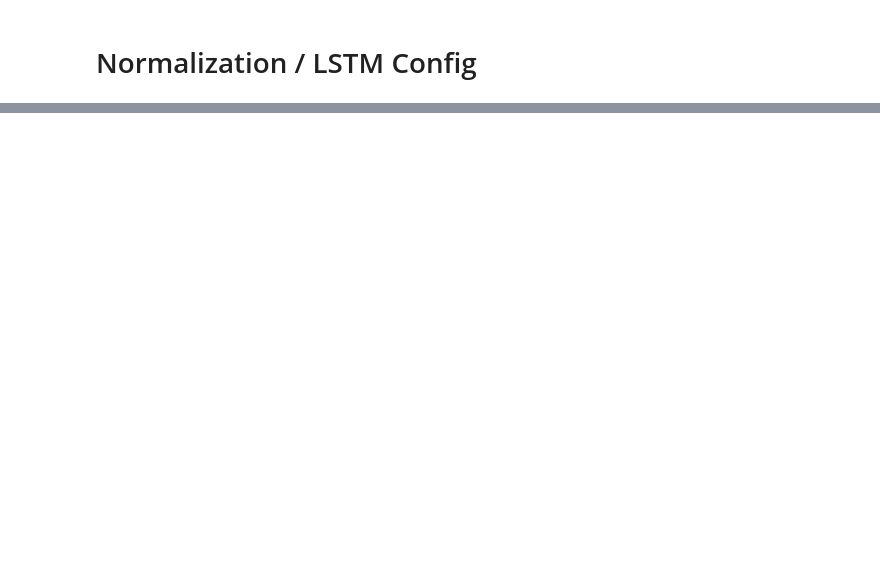
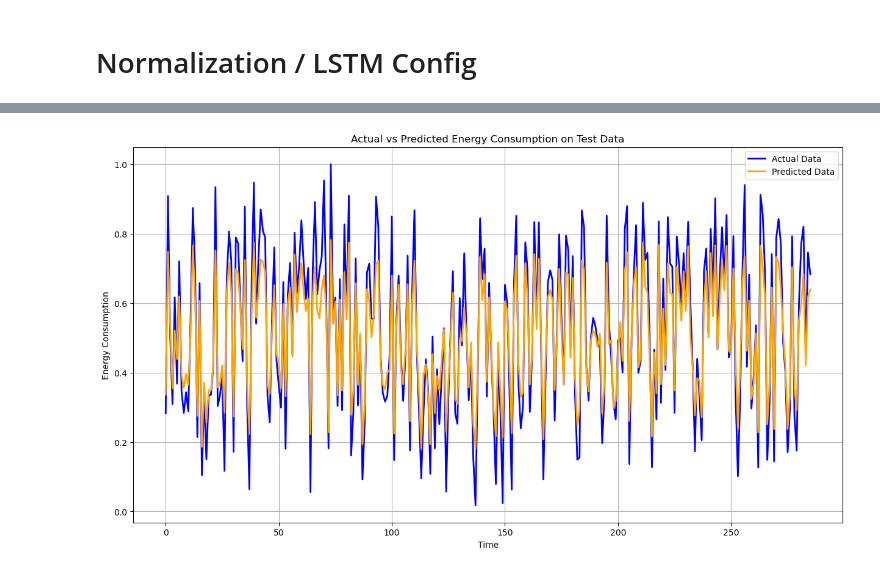
Before and after one commit to AbdelmajidBen/Transfert_Learning, a Jupyter notebook: deep_learning/Models/exercice3_final.ipynb, the cells around one changed output, grey strips where cells are left out. Drawn from its saved outputs; the diff is of its cells as text; code cells hidden in the pictures; blank space fills up the shorter version.

Commit message:
fixing the model parametres

```diff
--- a/deep_learning/Models/exercice3_final.ipynb
+++ b/deep_learning/Models/exercice3_final.ipynb
@@ -394,0 +436,79 @@ Hidden Size: 100, Optimizer: RMSprop, Validation Loss: 0.00864239688962698
+# %%
+def mean_squared_error(pred, target):
+    return torch.mean((pred - target) ** 2)
+
+def mean_absolute_error(pred, target):
+    return torch.mean(torch.abs(pred - target))
+
+def train_model(model, criterion, optimizer, X_train, y_train, num_epochs):
+    losses = []
+    for epoch in range(num_epochs):
+        model.train()
+        optimizer.zero_grad()
+        outputs = model(X_train)
+        loss = criterion(outputs, y_train)
+        loss.backward()
+        optimizer.step()
+        losses.append(loss.item())
+
+        if epoch == num_epochs - 1:
+            print(f'Epoch {epoch}/{num_epochs}, Loss: {loss.item()}')
+    return losses
+
+def validate_model(model, X_test, y_test, criterion):
+    model.eval()
+    with torch.no_grad():
+        val_outputs = model(X_test)
+        val_loss = criterion(val_outputs, y_test)
+    return val_loss
+
+def test_model(model, X_test, y_test):
+    model.eval()
+    with torch.no_grad():
+        test_outputs = model(X_test)
+        test_mse = mean_squared_error(test_outputs, y_test)
+        test_mae = mean_absolute_error(test_outputs, y_test)
+    return test_outputs, test_mse, test_mae
+scaler = MinMaxScaler()
+y_train_scaled = scaler.fit_transform(y_train.numpy().reshape(-1, 1))
+y_test_scaled = scaler.transform(y_test.numpy().reshape(-1, 1))
+
+input_size = 1
+hidden_size = 100
+optimizer_name = 'RMSprop'
+num_layers = 1
+num_epochs = 100
+learning_rate = 0.001
+model = EnergyLSTM(input_size=input_size, hidden_layer_size=hidden_size, output_size=1, num_layers=num_layers)
+criterion = nn.MSELoss()
+optimizer = optim.RMSprop(model.parameters(), lr=learning_rate)
+
+X_train_tensor = torch.tensor(X_train, dtype=torch.float32)
+y_train_tensor = torch.tensor(y_train_scaled, dtype=torch.float32)
+X_test_tensor = torch.tensor(X_test, dtype=torch.float32)
+y_test_tensor = torch.tensor(y_test_scaled, dtype=torch.float32)
+
+
+losses = train_model(model, criterion, optimizer, X_train_tensor, y_train_tensor, num_epochs)
+
+val_loss = validate_model(model, X_test_tensor, y_test_tensor, criterion)
+print(f'Validation Loss: {val_loss.item()}')
+
+test_predictions, test_mse, test_mae = test_model(model, X_test_tensor, y_test_tensor)
+print(f'Test MSE: {test_mse.item()}, Test MAE: {test_mae.item()}')
+
+actuals = y_test_scaled.squeeze()
+predictions = test_predictions.squeeze().numpy()
+actuals_reverted = scaler.inverse_transform(actuals.reshape(-1, 1))
+predictions_reverted = scaler.inverse_transform(predictions.reshape(-1, 1))
+
+plt.figure(figsize=(15, 8))
+plt.plot(actuals_reverted, label="Actual Data", color="blue", linewidth=2)
+plt.plot(predictions_reverted, label="Predicted Data", color="orange", linewidth=2)
+plt.xlabel("Time")
+plt.ylabel("Energy Consumption")
+plt.title("Actual vs Predicted Energy Consumption on Test Data")
+plt.legend()
+plt.grid()
+plt.show()
+# %% [output]
@@ -394,0 +518 @@ Hidden Size: 100, Optimizer: RMSprop, Validation Loss: 0.00864239688962698
+[figure, added]
```
Also changed, not shown: parts of 7 cells of this notebook, 2 other files.
